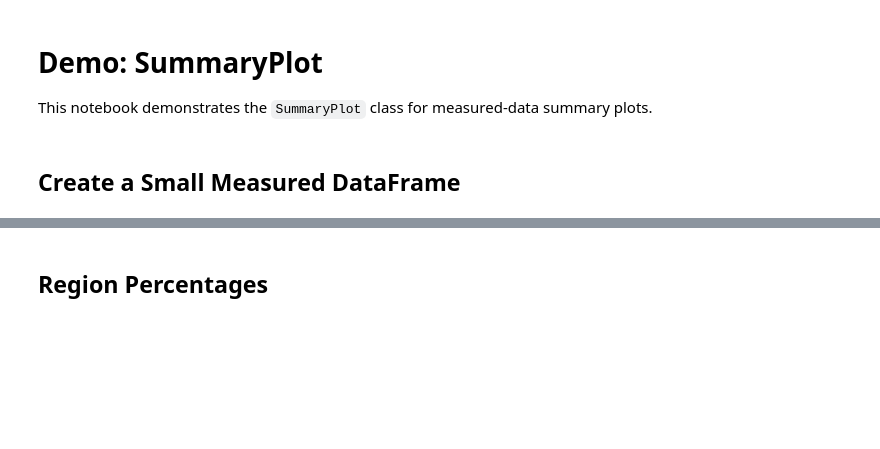
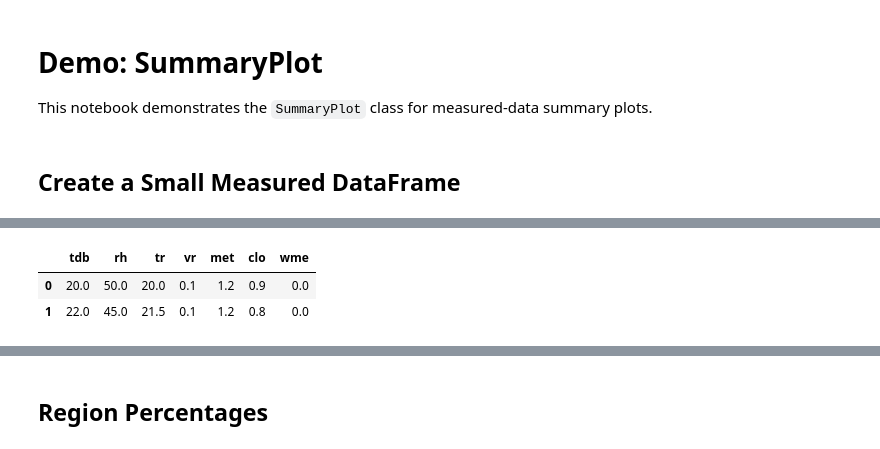
Before and after one commit to HuiHuangWYU/pythermalcomfort, a Jupyter notebook: docs/documentation/plots/matplotlib/summary_plot.ipynb, the cells around one changed output, grey strips where cells are left out. Drawn from its saved outputs; the diff is of its cells as text; code cells hidden in the pictures; blank space fills up the shorter version.

```diff
--- a/docs/documentation/plots/matplotlib/summary_plot.ipynb
+++ b/docs/documentation/plots/matplotlib/summary_plot.ipynb
@@ -72,0 +13,18 @@ result = (
+# %%
+df = pd.DataFrame(
+    {
+        "tdb": [20.0, 22.0, 23.5, 24.5, 26.0, 27.5, 29.0, 20.0],
+        "rh": [50.0, 45.0, 50.0, 50.0, 55.0, 60.0, 60.0, 65.0],
+        "tr": [20.0, 21.5, 23.5, 24.5, 26.0, 28.0, 29.5, 20.0],
+        "vr": [0.10, 0.10, 0.10, 0.10, 0.10, 0.10, 0.10, 0.10],
+        "met": [1.2, 1.2, 1.2, 1.2, 1.2, 1.2, 1.2, 1.2],
+        "clo": [0.90, 0.80, 0.60, 0.50, 0.50, 0.40, 0.35, 0.80],
+        "wme": [0.0, 0.0, 0.0, 0.0, 0.0, 0.0, 0.0, 0.0],
+    }
+)
+
+df.head(2)
+# %% [output]
+|  | tdb | rh | tr | vr | met | clo | wme |
+| 0 | 20.0 | 50.0 | 20.0 | 0.1 | 1.2 | 0.9 | 0.0 |
+| 1 | 22.0 | 45.0 | 21.5 | 0.1 | 1.2 | 0.8 | 0.0 |
```
Also changed, not shown: parts of 9 cells of this notebook, 1 other file.
